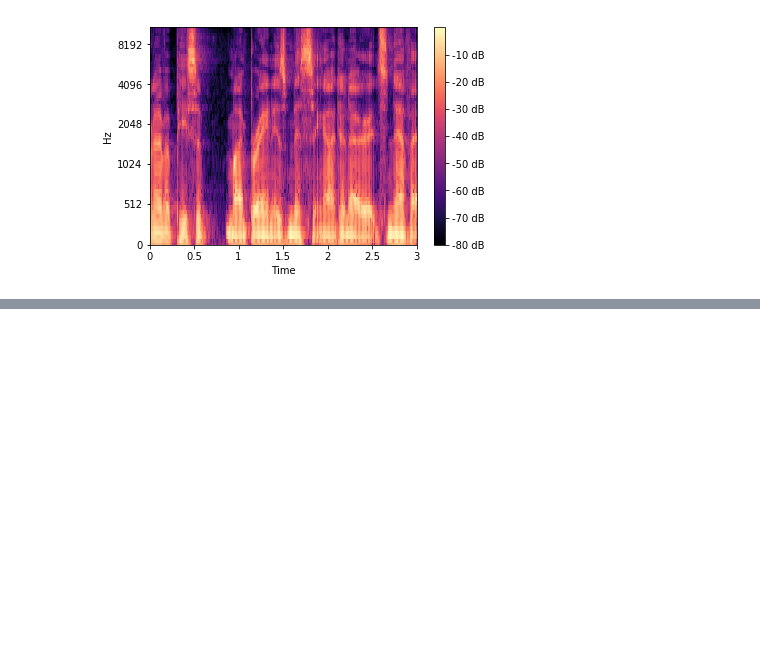
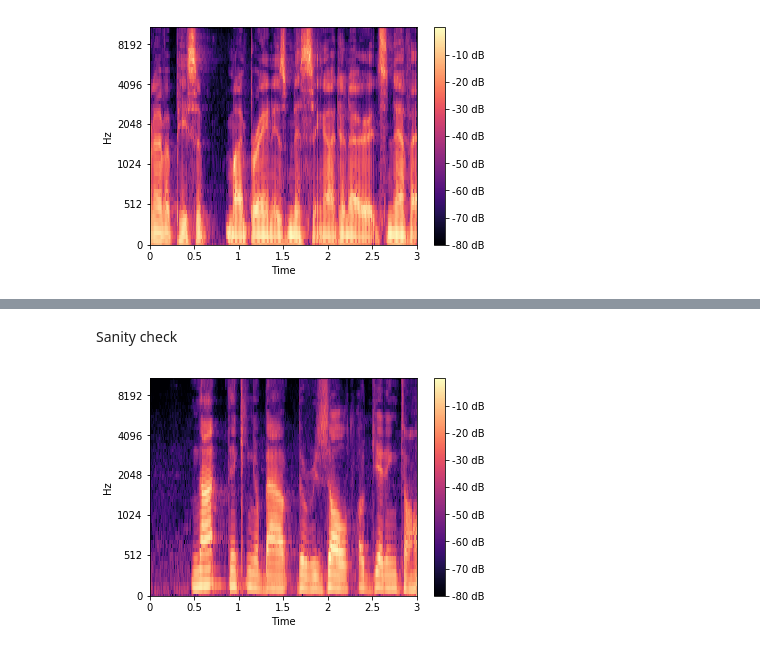
Before and after one commit to gabrielsluz/SpeakerVerificationML, a Jupyter notebook: CNNs.ipynb, the cells around one changed output, grey strips where cells are left out. Saved outputs shown, nothing was run; the diff lists cells and outputs as text; code cells hidden in the pictures; blank space fills up the shorter version.

```diff
--- a/CNNs.ipynb
+++ b/CNNs.ipynb
@@ -39,0 +113,7 @@ display_spectrogram(spectrograms["id10022/ZXYlWu1JfKU/00024.wav"], 16000, stride
+# %% [markdown]
+Sanity check
+# %%
+stride_size = int(0.001 * 16000 * 10)
+display_spectrogram(spectrograms['id10545/AXUSWMHVUfM/00023.wav'], 16000, stride_size)
+# %% [output]
+[figure, added]
```
Also changed, not shown: parts of 17 cells of this notebook, 1 other file.
